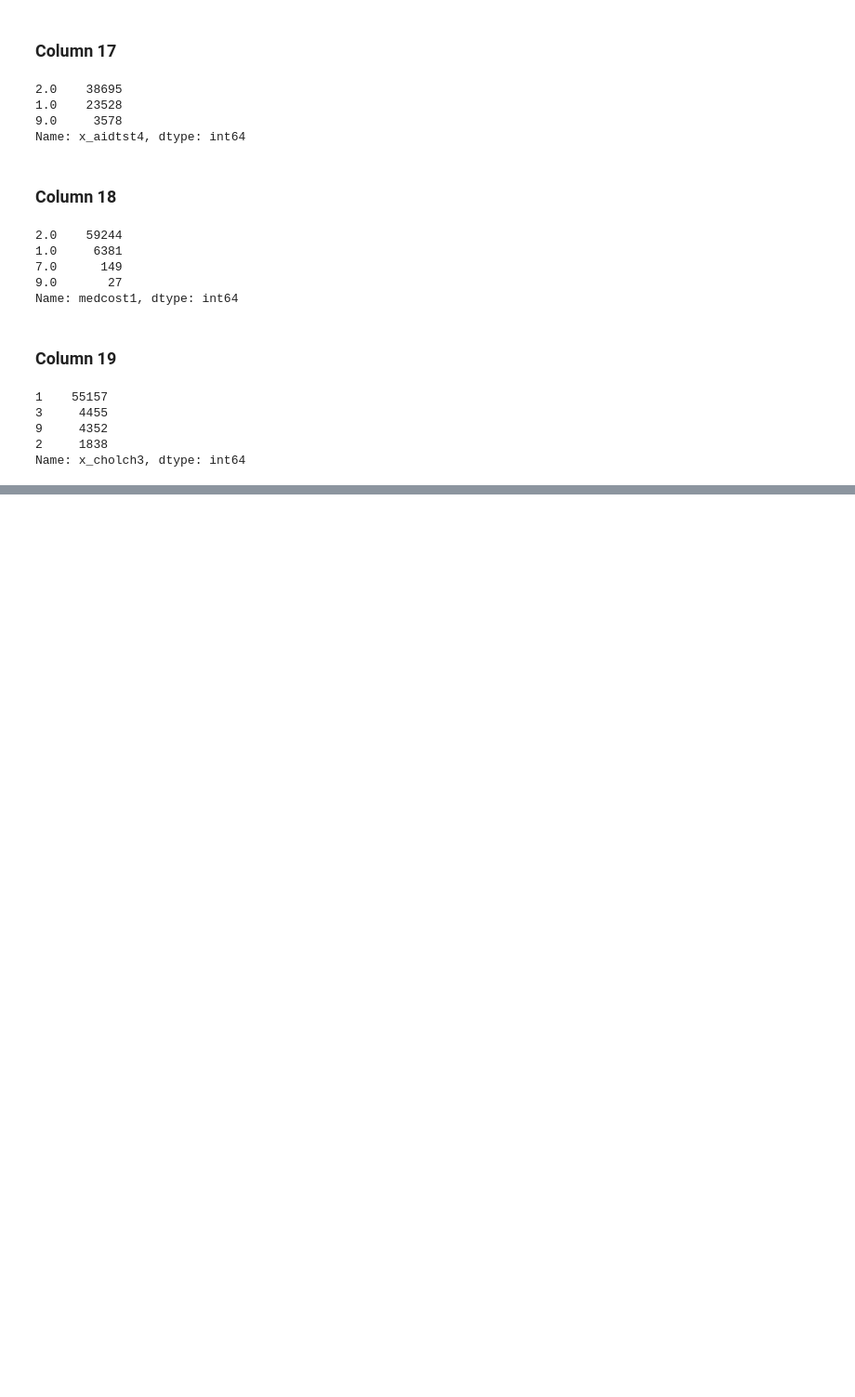
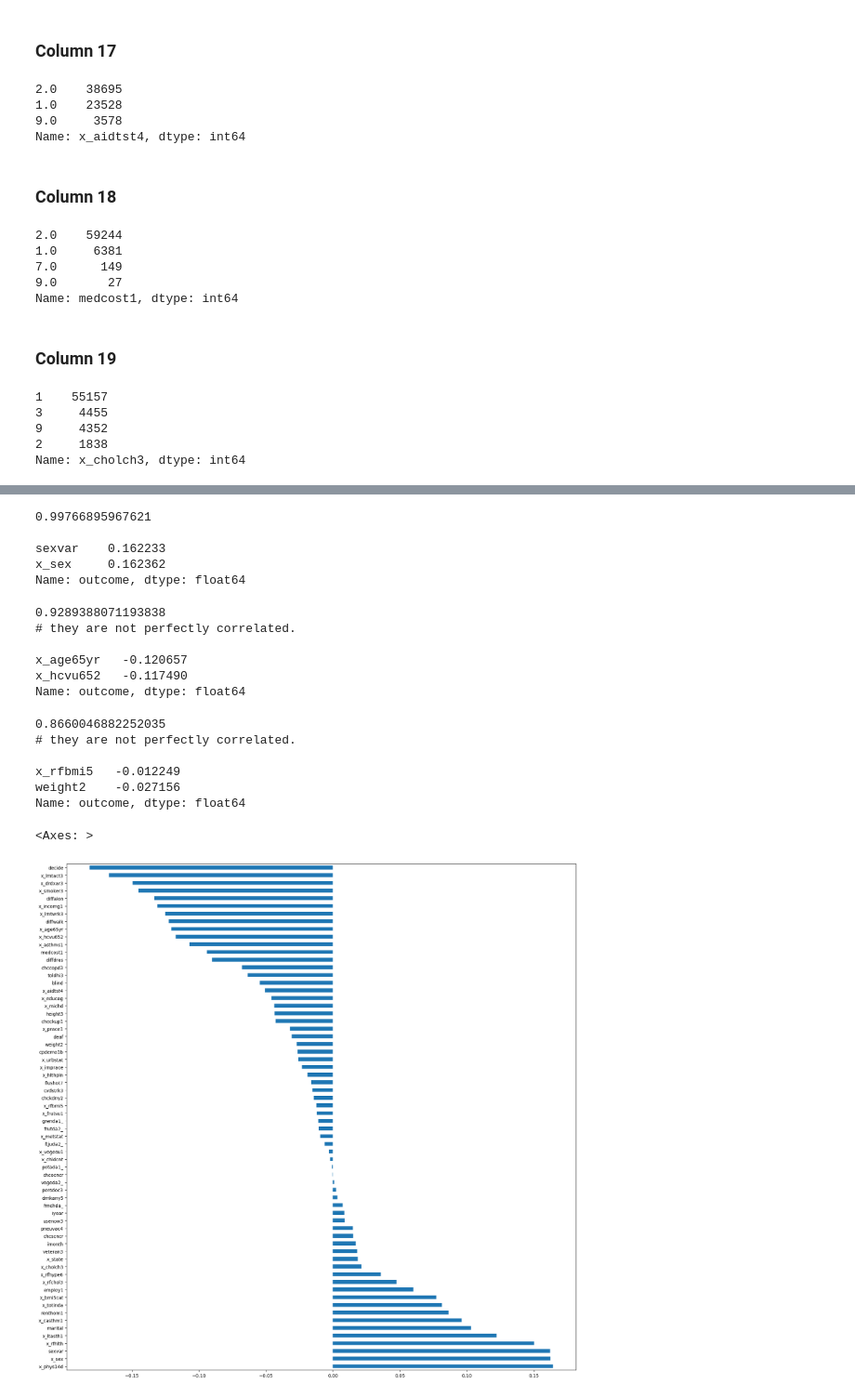
Before and after one commit to obinnaofomah/HDRUK_GROUP_4, a Jupyter notebook: Group_4_Data_Cleaning_Process.ipynb, the cells around one changed output, grey strips where cells are left out. Shown: that part at 93% size. Saved outputs shown, nothing was run; the diff lists cells and outputs as text; code cells hidden in the pictures; blank space fills up the shorter version.

Commit message:
did some correlation analysis

```diff
--- a/Group_4_Data_Cleaning_Process.ipynb
+++ b/Group_4_Data_Cleaning_Process.ipynb
@@ -454,0 +590,51 @@ data.to_csv('cleaned_dataset')
+# %%
+# - x_sex and sexvar
+print(cleaned_data.corr()['sexvar'].loc['x_sex'])
+
+print('')
+print(cleaned_data.corr()['outcome'].loc[['sexvar','x_sex']])
+
+# `x_sex` has a better correlation score than `sexvar`
+# Therefore, I will be dropping the `sexvar` column
+# %% [output]
+0.99766895967621
+
+sexvar    0.162233
+x_sex     0.162362
+Name: outcome, dtype: float64
+# %%
+cleaned_data.drop(columns='sexvar', inplace=True)
+# %%
+print(cleaned_data.corr()['x_age65yr'].loc['x_hcvu652'])
+print('# they are not perfectly correlated.')
+
+print('')
+
+print(cleaned_data.corr()['outcome'].loc[['x_age65yr','x_hcvu652']])
+# %% [output]
+0.9289388071193838
+# they are not perfectly correlated.
+
+x_age65yr   -0.120657
+x_hcvu652   -0.117490
+Name: outcome, dtype: float64
+# %%
+print(cleaned_data.corr()['x_rfbmi5'].loc['weight2'])
+print('# they are not perfectly correlated.')
+
+print('')
+
+print(cleaned_data.corr()['outcome'].loc[['x_rfbmi5','weight2']])
+# %% [output]
+0.8660046882252035
+# they are not perfectly correlated.
+
+x_rfbmi5   -0.012249
+weight2    -0.027156
+Name: outcome, dtype: float64
+# %%
+plt.figure(figsize=(20,20))
+cleaned_data.corr()['outcome'].drop('outcome').sort_values(ascending=False).plot(kind='barh')
+# %% [output]
+<Axes: >
+[figure, added]
```
Also changed, not shown: parts of 19 cells of this notebook.
